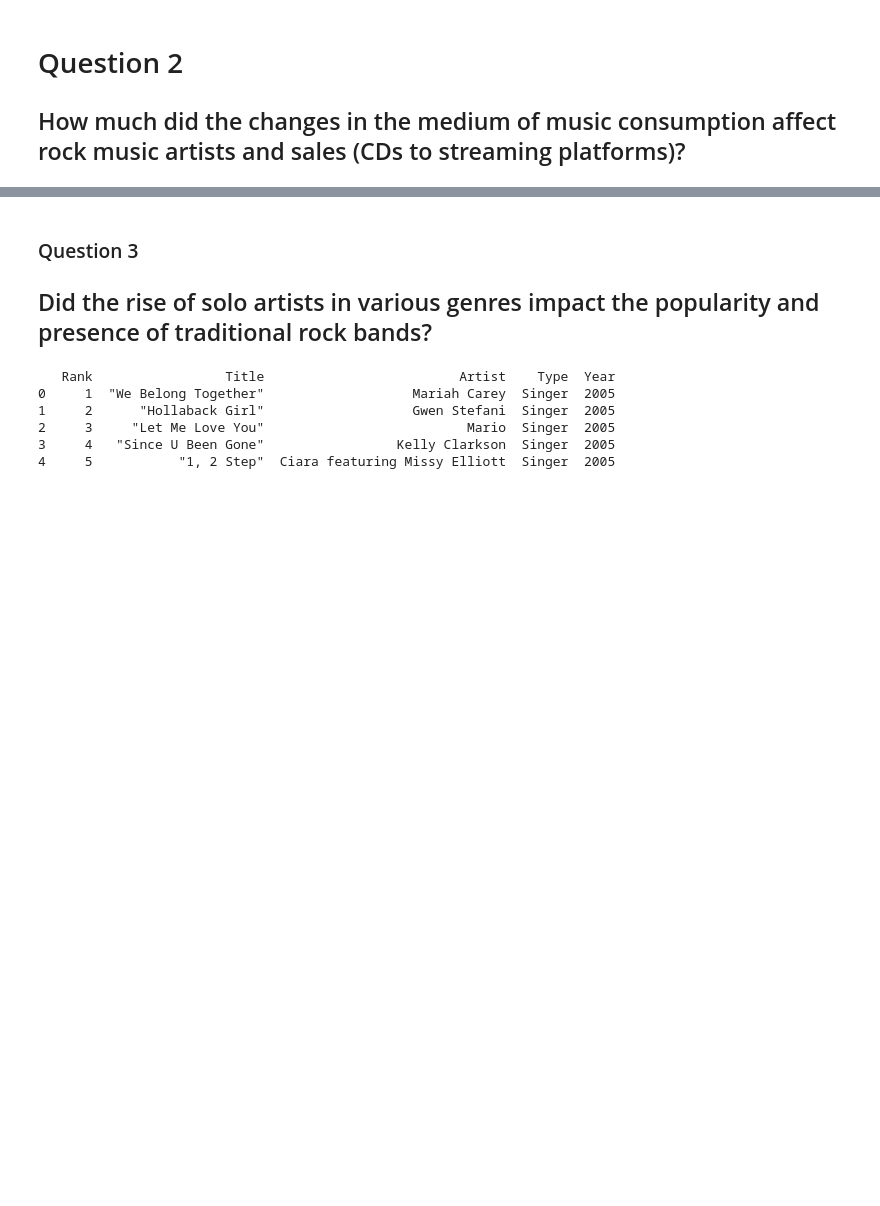
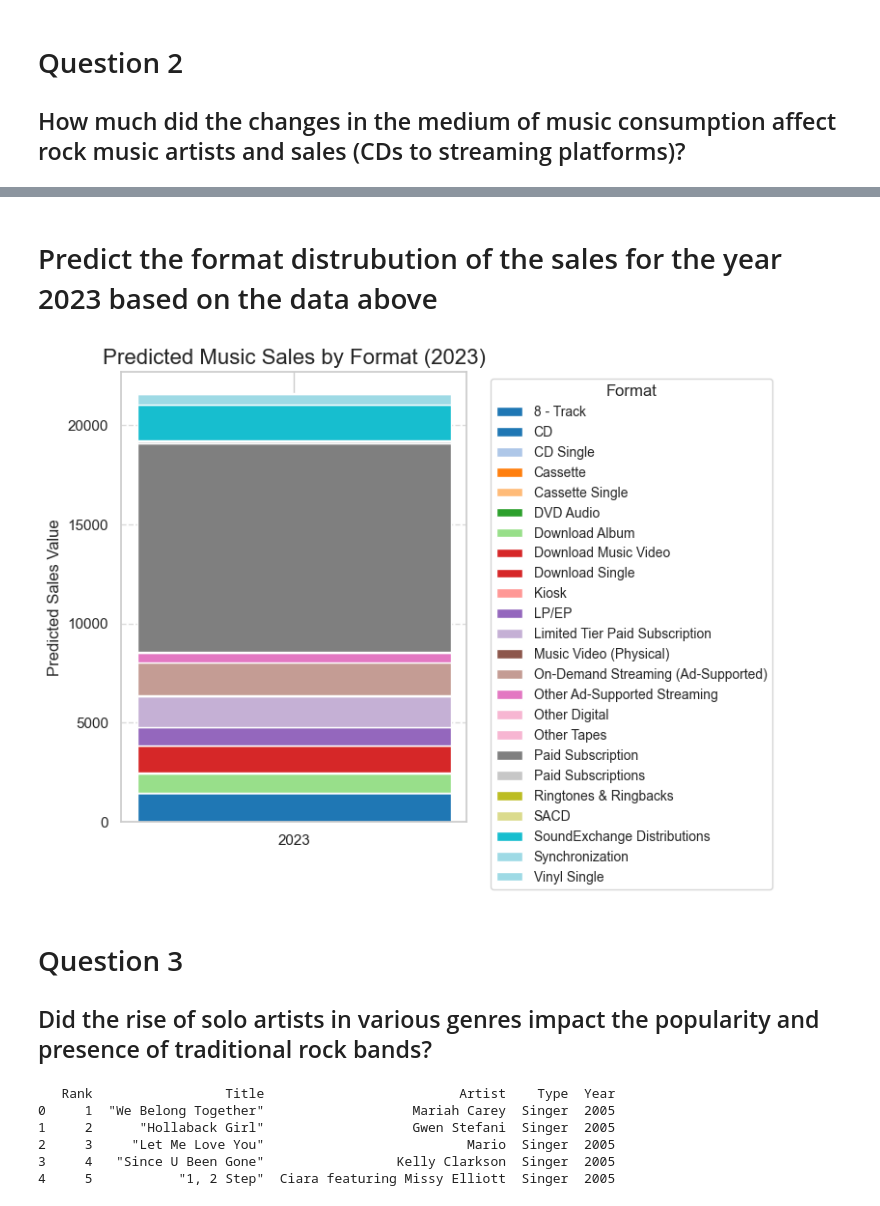
Before and after one commit to floresj12atwit/RockMusicDataScience, a Jupyter notebook: Codes/RockMusicWorkbook.ipynb, the cells around one changed output, grey strips where cells are left out. Drawn from its saved outputs; the diff is of its cells as text; code cells hidden in the pictures; blank space fills up the shorter version.

```diff
--- a/Codes/RockMusicWorkbook.ipynb
+++ b/Codes/RockMusicWorkbook.ipynb
@@ -109,5 +109,64 @@ plt.show()
+# %% [markdown]
+# Predict the format distrubution of the sales for the year 2023 based on the data above
+# %%
+import pandas as pd
+import matplotlib.pyplot as plt
+import numpy as np
+from sklearn.ensemble import RandomForestRegressor # Random forrest was used because logisitc regression was not producting accurate results
+
+# The goal will be to create a singular bar of the graph above to represent what the 2023 bar might look like
+
+# Load the dataset
+music_sales = pd.read_csv('../Data/MusicDataSales.csv')
+
+# Aggregate by Year and Format
+sales_by_format = music_sales.groupby(['Year', 'Format'])['Value (Actual)'].sum().reset_index()
+
+# Pivot for easier modeling
+sales_pivot = sales_by_format.pivot(index='Year', columns='Format', values='Value (Actual)').fillna(0)
+
+# Prepare the features (Year) and target (sales distribution)
+X = sales_pivot.index.values.reshape(-1, 1)  # Year
+y = sales_pivot.values  # Sales values for each format
+
+# Train a RandomForest model for each format
+# Random forrest was used because logisitic regression was not outputting an expected result
+# An Arbitrary number of trees are used 1000
+model = RandomForestRegressor(n_estimators=1000, random_state=24)
+model.fit(X, y)
+
+# Predict for 2023
+future_year = np.array([2023]).reshape(-1, 1)
+predictions_2023 = model.predict(future_year)
+
+# Create DataFrame for the 2023 predictions
+predicted_sales_2023 = pd.DataFrame(predictions_2023, columns=sales_pivot.columns)
+
+# Create the stacked bar plot
+plt.figure(figsize=(8, 6))
+
+# Plot single stacked bar
+bottom = 0
+colors = plt.cm.tab20(np.linspace(0, 1, len(sales_pivot.columns)))
+
+for idx, format_name in enumerate(sales_pivot.columns):
+    value = predicted_sales_2023[format_name].iloc[0]
+    plt.bar('2023', value, bottom=bottom, label=format_name, color=colors[idx])
+    bottom += value
+
+# Customize the plot
+plt.title('Predicted Music Sales by Format (2023)', fontsize=16)
+plt.ylabel('Predicted Sales Value', fontsize=12)
+plt.legend(title='Format', bbox_to_anchor=(1.05, 1), loc='upper left', fontsize=10)
+plt.grid(True, axis='y', linestyle='--', alpha=0.7)
+plt.tight_layout()
+
+# Show the plot
+plt.show()
+# %% [output]
+[figure, added]
 # %% [markdown]
-### Question 3
+# Question 3
 
 ## Did the rise of solo artists in various genres impact the popularity and presence of traditional rock bands?
 # %%
```
Also changed, not shown: parts of 5 cells of this notebook.
